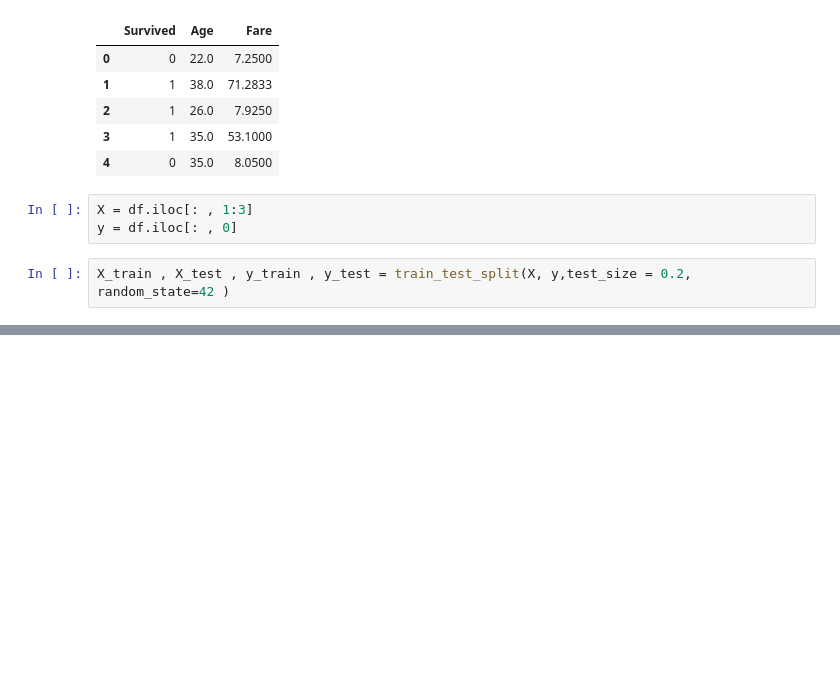
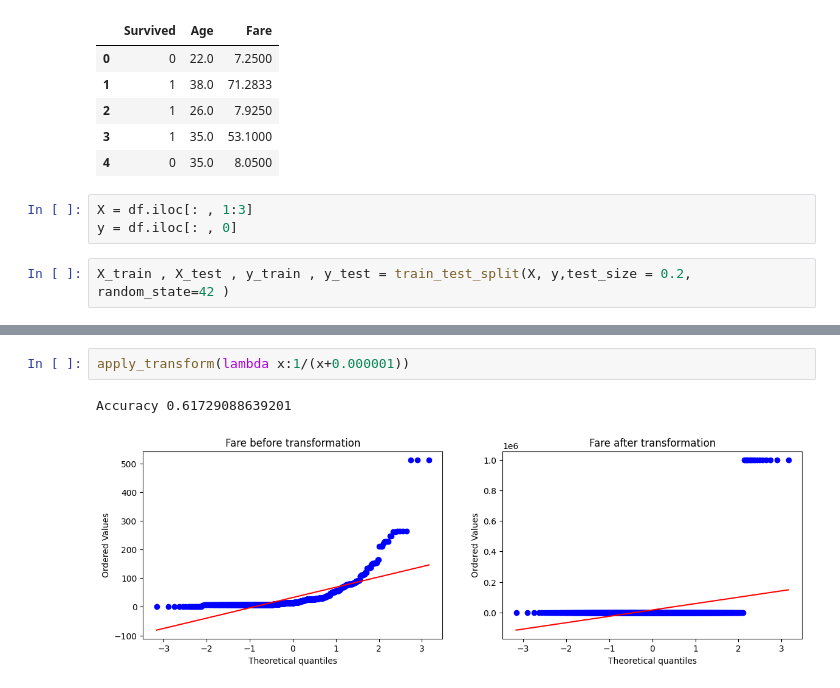
Before and after one commit to smriti-sapkota/ML, a Jupyter notebook: FunctionTransformer.ipynb, the cells around one changed output, grey strips where cells are left out. Drawn from its saved outputs; the diff is of its cells as text; blank space fills up the shorter version.

```diff
--- a/FunctionTransformer.ipynb
+++ b/FunctionTransformer.ipynb
@@ -58,0 +160,5 @@ stats.probplot(X_train['Age'], dist="norm", plot=plt)
+# %%
+apply_transform(lambda x:1/(x+0.000001))
+# %% [output]
+Accuracy 0.61729088639201
+[figure, added]
```
Also changed, not shown: parts of 13 cells of this notebook.
